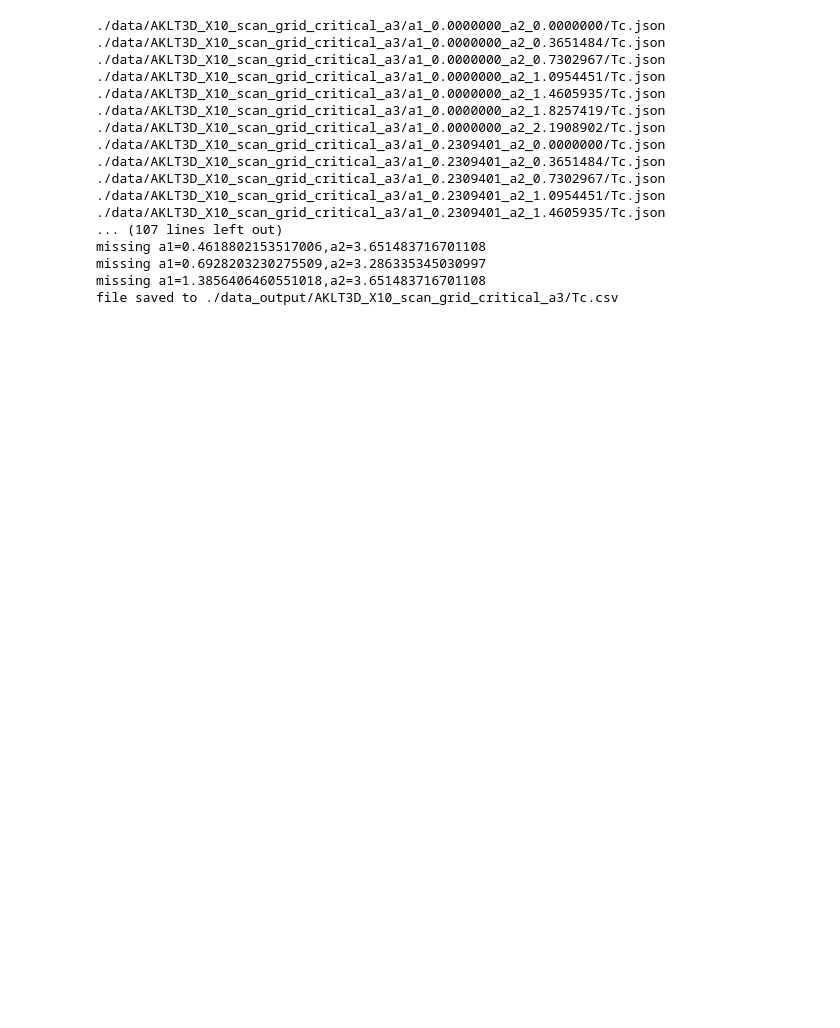
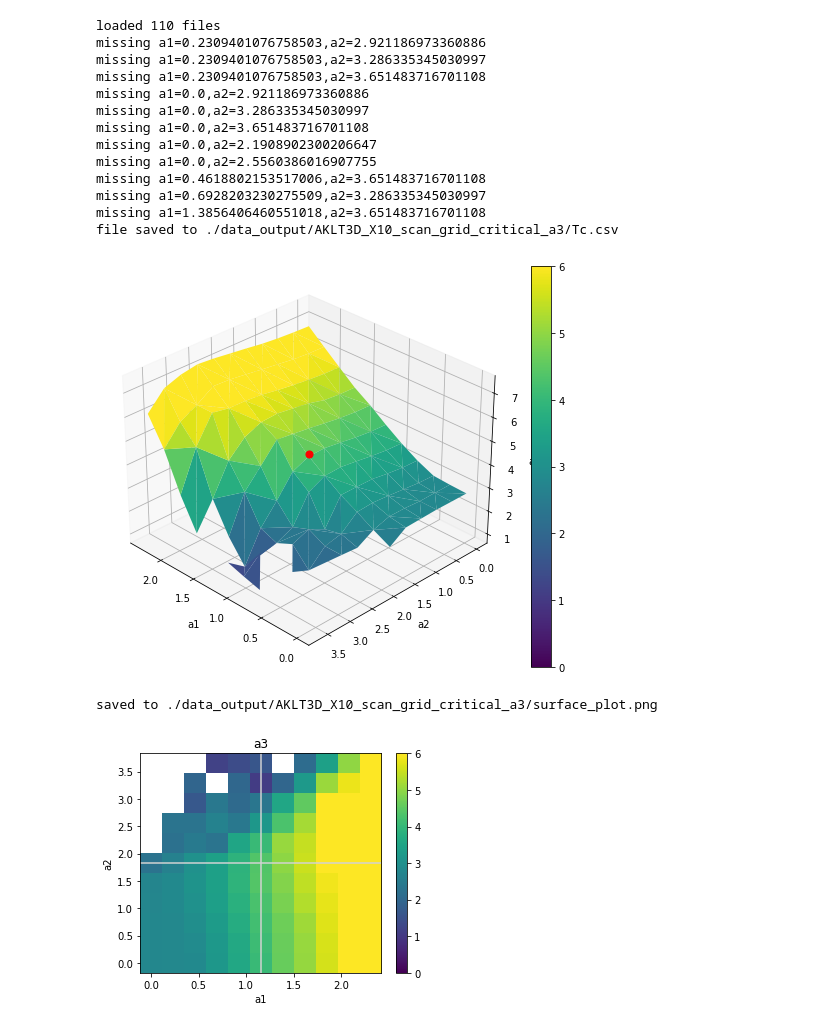
Before and after one commit to fangzhangmnm/AKLT3D, a Jupyter notebook: plot_critical.ipynb, the cells around one changed output. Drawn from its saved outputs; the diff is of its cells as text; code cells hidden in the pictures; blank space fills up the shorter version.

```diff
--- a/plot_critical.ipynb
+++ b/plot_critical.ipynb
@@ -18,45 +18,95 @@ def load_df(filenames):
     df=[]
     for filename in tqdm(filenames):
         data=json.load(open(filename,'r'))
         lastData=data[-1]
-        print(filename)
-        df.append({**lastData['params_new'],'logZ':lastData['logZ_new'],'obs':lastData['obs_new']})
+        # print(filename)
+        df.append({**lastData['params_new'],
+                   'obs_new':lastData['obs_new'],'obs_min':lastData['obs_min'],'obs_max':lastData['obs_max'],
+                   'logZ_new':lastData['logZ_new'],'logZ_min':lastData['logZ_min'],'logZ_max':lastData['logZ_max'],
+        })
     print('loaded {} files'.format(len(df)))
     df=pd.DataFrame(df)
     return df
 def fix_grid(df):
     df1=[]
     for a1 in df.a1.unique():
         for a2 in df.a2.unique():
             # find one or None
             df2=df[(df.a1==a1)&(df.a2==a2)]
             if len(df2)==0:
                 print('missing a1={},a2={}'.format(a1,a2))
                 df1.append({'a1':a1,'a2':a2,'a3':np.nan,'logZ':np.nan,'obs':np.nan})
             else:
                 df1.append(df2.iloc[0].to_dict())
     df1=pd.DataFrame(df1)
     return df1
+
+def surface_plot_section(df,obs_name='a3',clim=None,filename=None):
+    other_param_names=['a1','a2']
+    fig = plt.figure(figsize=(8,6))
+    ax=fig.add_subplot(111,projection='3d')
+    df=df.sort_values(by=other_param_names)
+    p=ax.plot_trisurf(df[other_param_names[0]],df[other_param_names[1]],df[obs_name],cmap='viridis',vmin=clim and clim[0],vmax=clim and clim[1])
+    # p=ax.scatter(df[other_param_names[0]],df[other_param_names[1]],df[obs_name],c=df[obs_name],cmap='viridis',s=50,vmin=clim and clim[0],vmax=clim and clim[1])
+    ax.set_xlabel(other_param_names[0]);ax.set_ylabel(other_param_names[1]);ax.set_zlabel(obs_name)
+    # rotate camera
+    ax.view_init(30, 135)
+    ax.scatter(critical_params['a1'],critical_params['a2'],critical_params[obs_name],c='r',s=50)
+    fig.colorbar(p)
+    plt.tight_layout()
+    plt.show()
+    if filename:
+        fig.savefig(filename,bbox_inches='tight');print(f'saved to {filename}')
+
+
+
+def image_plot_2D(df,obs_name='a3',clim=None,filename=None):
+    fig=plt.figure(figsize=(5,4))
+    plt.axhline(critical_params['a2'],c='lightgrey')
+    plt.axvline(critical_params['a1'],c='lightgrey')
+    df=df.sort_values(by=['a1','a2'])
+    a1s=np.unique(df['a1'])
+    a2s=np.unique(df['a2'])
+    obs=df[obs_name].values.reshape(len(a2s),len(a1s)).T
+    def get_image_extent(xs,ys):
+        return [xs[0]-(xs[1]-xs[0])/2,xs[-1]+(xs[1]-xs[0])/2,ys[0]-(ys[1]-ys[0])/2,ys[-1]+(ys[1]-ys[0])/2]
+    plt.imshow(obs,origin='lower',extent=get_image_extent(a1s,a2s),aspect='auto',cmap='viridis',vmin=clim and clim[0],vmax=clim and clim[1])
+    # plt.scatter(df['a1'],df['a2'],c=df[obs_name],s=50,vmin=clim and clim[0],vmax=clim and clim[1])
+    plt.xlabel('a1');plt.ylabel('a2');plt.title(obs_name)
+    plt.colorbar()
+    plt.tight_layout()
+    plt.show()
+    if filename:
+        fig.savefig(filename,bbox_inches='tight');print(f'saved to {filename}')
+
 df=load_df(glob('./data/{task_name}/*/Tc.json'.format(task_name=task_name)))
 df=fix_grid(df)
 os.makedirs('./data_output/{task_name}/'.format(task_name=task_name),exist_ok=True)
 df.to_csv('./data_output/{task_name}/Tc.csv'.format(task_name=task_name),index=False)
 print('file saved to ./data_output/{task_name}/Tc.csv'.format(task_name=task_name))
+
+%matplotlib inline
+
+surface_plot_section(df,'a3',clim=[0,6],filename='./data_output/{}/surface_plot.png'.format(task_name))
+image_plot_2D(df,'a3',clim=[0,6],filename='./data_output/{}/image_plot.png'.format(task_name))
+image_plot_2D(df,'obs_min',clim=[0,6],filename='./data_output/{}/image_plot.png'.format(task_name))
+image_plot_2D(df,'obs_max',clim=[0,6],filename='./data_output/{}/image_plot.png'.format(task_name))
+image_plot_2D(df,'logZ_min',clim=[0,6],filename='./data_output/{}/image_plot.png'.format(task_name))
+image_plot_2D(df,'logZ_max',clim=[0,6],filename='./data_output/{}/image_plot.png'.format(task_name))
 # %% [output]
-./data/AKLT3D_X10_scan_grid_critical_a3/a1_0.0000000_a2_0.0000000/Tc.json
-./data/AKLT3D_X10_scan_grid_critical_a3/a1_0.0000000_a2_0.3651484/Tc.json
-./data/AKLT3D_X10_scan_grid_critical_a3/a1_0.0000000_a2_0.7302967/Tc.json
-./data/AKLT3D_X10_scan_grid_critical_a3/a1_0.0000000_a2_1.0954451/Tc.json
-./data/AKLT3D_X10_scan_grid_critical_a3/a1_0.0000000_a2_1.4605935/Tc.json
-./data/AKLT3D_X10_scan_grid_critical_a3/a1_0.0000000_a2_1.8257419/Tc.json
-./data/AKLT3D_X10_scan_grid_critical_a3/a1_0.0000000_a2_2.1908902/Tc.json
-./data/AKLT3D_X10_scan_grid_critical_a3/a1_0.2309401_a2_0.0000000/Tc.json
-./data/AKLT3D_X10_scan_grid_critical_a3/a1_0.2309401_a2_0.3651484/Tc.json
-./data/AKLT3D_X10_scan_grid_critical_a3/a1_0.2309401_a2_0.7302967/Tc.json
-./data/AKLT3D_X10_scan_grid_critical_a3/a1_0.2309401_a2_1.0954451/Tc.json
-./data/AKLT3D_X10_scan_grid_critical_a3/a1_0.2309401_a2_1.4605935/Tc.json
-... (107 lines left out)
+loaded 110 files
+missing a1=0.2309401076758503,a2=2.921186973360886
+missing a1=0.2309401076758503,a2=3.286335345030997
+missing a1=0.2309401076758503,a2=3.651483716701108
+missing a1=0.0,a2=2.921186973360886
+missing a1=0.0,a2=3.286335345030997
+missing a1=0.0,a2=3.651483716701108
+missing a1=0.0,a2=2.1908902300206647
+missing a1=0.0,a2=2.5560386016907755
 missing a1=0.4618802153517006,a2=3.651483716701108
 missing a1=0.6928203230275509,a2=3.286335345030997
 missing a1=1.3856406460551018,a2=3.651483716701108
 file saved to ./data_output/AKLT3D_X10_scan_grid_critical_a3/Tc.csv
+[figure, added]
+saved to ./data_output/AKLT3D_X10_scan_grid_critical_a3/surface_plot.png
+[figure, added]
```
Also changed, not shown: parts of 5 cells of this notebook, 8 other files.
